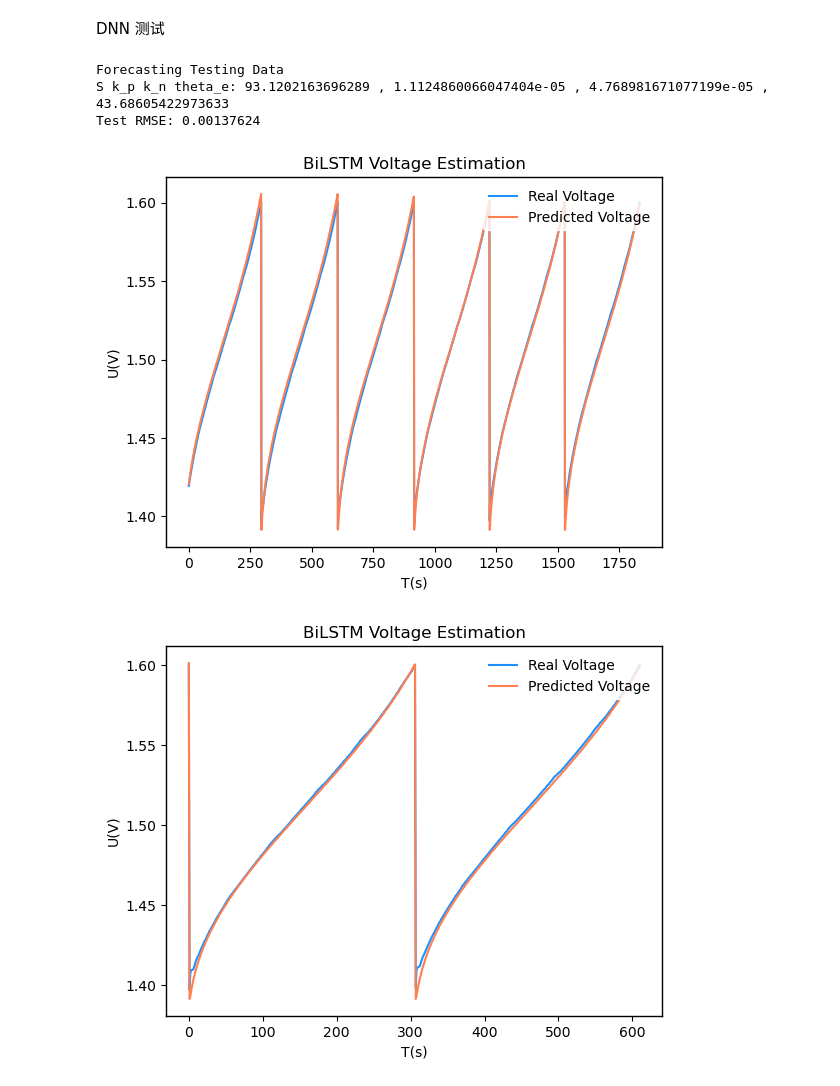
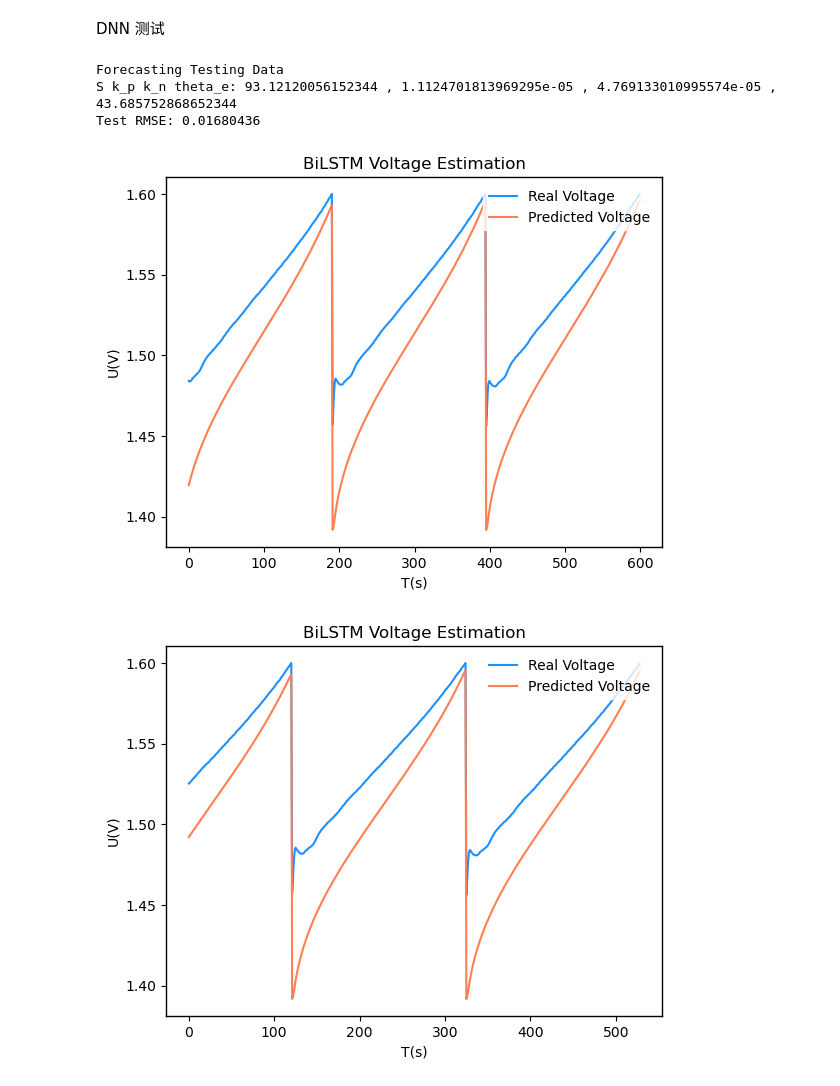
Before and after one commit to ZJJ720/pnn, a Jupyter notebook: pcnn_vrfb_ch.ipynb, the cells around one changed output. Saved outputs shown, nothing was run; the diff lists cells and outputs as text; code cells hidden in the pictures.

```diff
--- a/pcnn_vrfb_ch.ipynb
+++ b/pcnn_vrfb_ch.ipynb
@@ -200,7 +200,7 @@ epoch 70 train_loss 0.00069501
 DNN 测试
 # %%
 # 测试模型
-test_num = 1 # 测试数据集选择
+test_num = 4 # 测试数据集选择
 scaler, test_scaled = test_scale(test_data[test_num-1])
 best_S = torch.empty(batch_size)
 best_k_n = torch.empty(batch_size)
@@ -309,34 +309,34 @@ plt.title('BiLSTM Voltage Estimation')
 plt.savefig(r'./result/Voltage_result_ch{}.png'.format(test_num))
 plt.show()
 
 # 绘制单次充放电循环电压输出预测
 # 创建横坐标
 start_index = [-612, -612, -532, -530, -553,-434]
 end_index = [-1, -1, -1, -1, -1, -1]
 
 data_num = len(U[start_index[test_num-1]:end_index[test_num-1]])
 Cyc_X = np.linspace(0, data_num, data_num)
 fig = plt.figure()
 sub = fig.add_subplot(111) # 1*1 的网格中第一个图像
 sub.plot(U[start_index[test_num-1]:end_index[test_num-1]], c='dodgerblue', label='Real Voltage', linewidth=1.5)
 sub.plot(e_cell[start_index[test_num-1]:end_index[test_num-1]], c='coral', label='Predicted Voltage', linewidth=1.5)
 
 # 设置坐标轴
 ax = plt.gca()
 ax.spines['bottom'].set_linewidth(1)
 ax.spines['left'].set_linewidth(1)
 ax.spines['right'].set_linewidth(1)
 ax.spines['top'].set_linewidth(1)
 plt.tick_params(labelsize=10) # 刻度标签字体大小
 plt.legend(loc=1, edgecolor='w') # 创建图例
 plt.ylabel('U(V)')
 plt.xlabel('T(s)')
 plt.title('BiLSTM Voltage Estimation')
 plt.savefig(r'./result/onecycle_voltage_ch{}.png'.format(test_num))
 plt.show()
 # %% [output]
 Forecasting Testing Data
-S k_p k_n theta_e: 93.1202163696289 , 1.1124860066047404e-05 , 4.768981671077199e-05 , 43.68605422973633
-Test RMSE: 0.00137624
+S k_p k_n theta_e: 93.12120056152344 , 1.1124701813969295e-05 , 4.769133010995574e-05 , 43.685752868652344
+Test RMSE: 0.01680436
-[figure, old version]
+[figure, new version]
-[figure, old version]
+[figure, new version]
```
Also changed, not shown: parts of 1 cell of this notebook, 16 other files.
